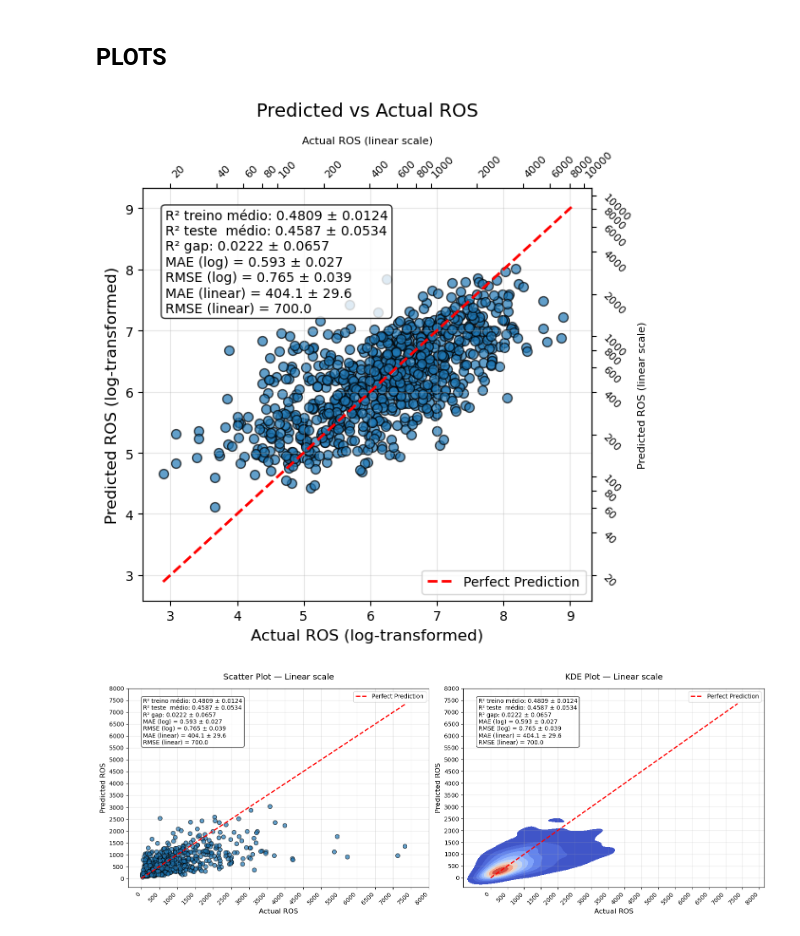
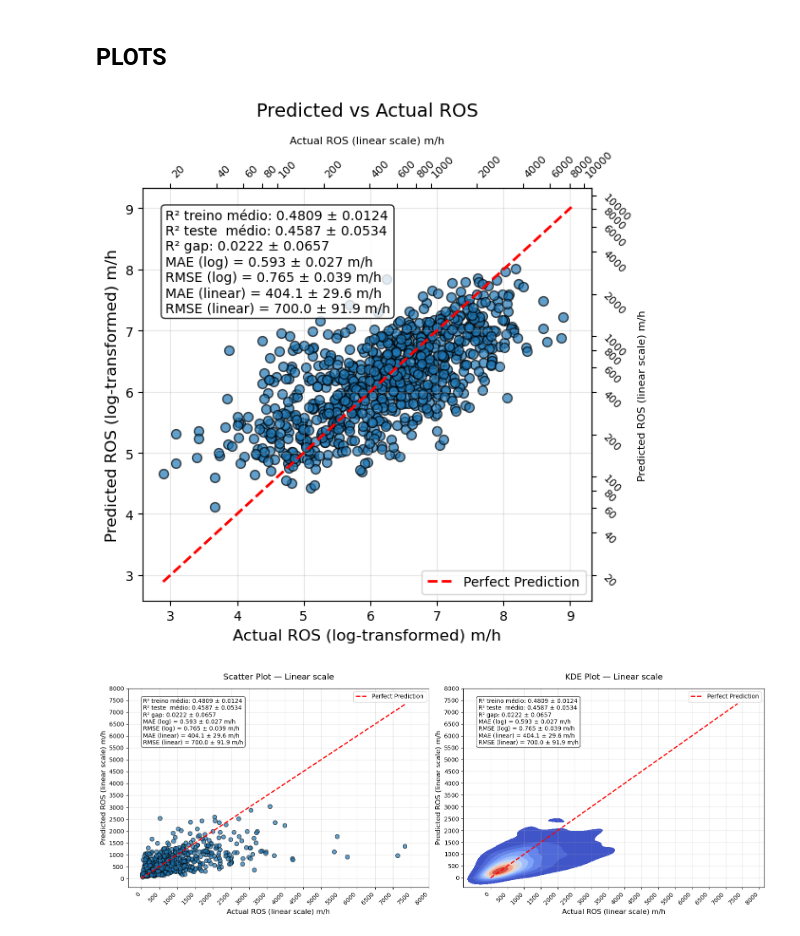
Before and after one commit to rafael-bork/FIRE-HACK-Project, a Jupyter notebook: Notebooks/4Models/Linear_model.ipynb, the cells around one changed output. Drawn from its saved outputs; the diff is of its cells as text; code cells hidden in the pictures.

```diff
--- a/Notebooks/4Models/Linear_model.ipynb
+++ b/Notebooks/4Models/Linear_model.ipynb
@@ -765,18 +765,18 @@ max_val = max(y_actual_all.max(), y_pred_all.max() + 1)
 ax.plot([min_val, max_val], [min_val, max_val], 'r--', linewidth=2, label='Perfect Prediction')
 
 ax.set_title('Predicted vs Actual ROS', fontsize=14, pad=15)
-ax.set_xlabel('Actual ROS (log-transformed)', fontsize=12)
-ax.set_ylabel('Predicted ROS (log-transformed)', fontsize=12)
+ax.set_xlabel('Actual ROS (log-transformed) m/h', fontsize=12)
+ax.set_ylabel('Predicted ROS (log-transformed) m/h', fontsize=12)
 
 ax.text(
     0.05, 0.95,
     f"R² treino médio: {r2_train_cv:.4f} ± {r2_train_std:.4f}\n"
     f"R² teste  médio: {r2_test_cv:.4f} ± {r2_test_std:.4f}\n"
     f"R² gap: {r2_gap_cv:.4f} ± {r2_gap_std:.4f}\n"
-    f'MAE (log) = {mae_cv_mean:.3f} ± {mae_cv_std:.3f}\n'
-    f'RMSE (log) = {rmse_cv_mean:.3f} ± {rmse_cv_std:.3f}\n'
-    f'MAE (linear) = {mae_linear_mean:.1f} ± {mae_linear_std:.1f}\n'
-    f'RMSE (linear) = {rmse_linear_mean:.1f}',
+    f'MAE (log) = {mae_cv_mean:.3f} ± {mae_cv_std:.3f} m/h\n'
+    f'RMSE (log) = {rmse_cv_mean:.3f} ± {rmse_cv_std:.3f} m/h\n'
+    f'MAE (linear) = {mae_linear_mean:.1f} ± {mae_linear_std:.1f} m/h\n'
+    f'RMSE (linear) = {rmse_linear_mean:.1f} ± {rmse_linear_std:.1f} m/h',
     transform=ax.transAxes,
     verticalalignment='top',
     bbox=dict(boxstyle='round', facecolor='white', alpha=0.8)
@@ -807,15 +807,15 @@ ax_right.set_yticks(ticks_linear)
 plt.setp(ax_right.get_yticklabels(), rotation=315, ha='left', fontsize=8)
 plt.setp(ax_top.get_xticklabels(), rotation=45, ha='left', fontsize=8)
 
-ax_top.set_xlabel("Actual ROS (linear scale)", fontsize=8)
-ax_right.set_ylabel("Predicted ROS (linear scale)", fontsize=8)
+ax_top.set_xlabel("Actual ROS (linear scale) m/h", fontsize=8)
+ax_right.set_ylabel("Predicted ROS (linear scale) m/h", fontsize=8)
 
 plt.legend()
 plt.grid(True, alpha=0.3)
 plt.tight_layout()
 plt.show()
 # %% [output]
-[figure, old version]
+[figure, new version]
 # %%
 # =============================
 # Scatter + 2D KDE com estilo parecido + caixa de texto
@@ -834,8 +834,8 @@ max_val = max(avg_actual_linear.max(), avg_pred_linear.max()) * 1.005
 ax1.plot([0, max_val], [0, max_val], 'r--', linewidth=2, label='Perfect Prediction')
 
 ax1.set_title("Scatter Plot — Linear scale", fontsize=14, pad=15)
-ax1.set_xlabel("Actual ROS", fontsize=12)
-ax1.set_ylabel("Predicted ROS", fontsize=12)
+ax1.set_xlabel("Actual ROS (linear scale) m/h", fontsize=12)
+ax1.set_ylabel("Predicted ROS (linear scale) m/h", fontsize=12)
 ax1.grid(True, alpha=0.3)
 ax1.legend()
 
@@ -847,10 +847,10 @@ ax1.text(
     f"R² treino médio: {r2_train_cv:.4f} ± {r2_train_std:.4f}\n"
     f"R² teste  médio: {r2_test_cv:.4f} ± {r2_test_std:.4f}\n"
     f"R² gap: {r2_gap_cv:.4f} ± {r2_gap_std:.4f}\n"
-    f'MAE (log) = {mae_cv_mean:.3f} ± {mae_cv_std:.3f}\n'
-    f'RMSE (log) = {rmse_cv_mean:.3f} ± {rmse_cv_std:.3f}\n'
-    f'MAE (linear) = {mae_linear_mean:.1f} ± {mae_linear_std:.1f}\n'
-    f'RMSE (linear) = {rmse_linear_mean:.1f}',
+    f'MAE (log) = {mae_cv_mean:.3f} ± {mae_cv_std:.3f} m/h\n'
+    f'RMSE (log) = {rmse_cv_mean:.3f} ± {rmse_cv_std:.3f} m/h\n'
+    f'MAE (linear) = {mae_linear_mean:.1f} ± {mae_linear_std:.1f} m/h\n'
+    f'RMSE (linear) = {rmse_linear_mean:.1f} ± {rmse_linear_std:.1f} m/h',
     transform=ax1.transAxes,
     verticalalignment='top',
     bbox=dict(boxstyle='round', facecolor='white', alpha=0.8)
@@ -869,45 +869,45 @@ sns.kdeplot(
 )
 ax2.plot([0, max_val], [0, max_val], 'r--', linewidth=2, label='Perfect Prediction')
 ax2.set_title("KDE Plot — Linear scale", fontsize=14, pad=15)
-ax2.set_xlabel("Actual ROS", fontsize=12)
-ax2.set_ylabel("Predicted ROS", fontsize=12)
+ax2.set_xlabel("Actual ROS (linear scale) m/h", fontsize=12)
+ax2.set_ylabel("Predicted ROS (linear scale) m/h", fontsize=12)
 ax2.grid(True, alpha=0.3)
 ax2.legend()
 
 # -----------------------------
 # Caixa de texto (ax2)
 # -----------------------------
 ax2.text(
     0.05, 0.95,
     f"R² treino médio: {r2_train_cv:.4f} ± {r2_train_std:.4f}\n"
     f"R² teste  médio: {r2_test_cv:.4f} ± {r2_test_std:.4f}\n"
     f"R² gap: {r2_gap_cv:.4f} ± {r2_gap_std:.4f}\n"
-    f'MAE (log) = {mae_cv_mean:.3f} ± {mae_cv_std:.3f}\n'
-    f'RMSE (log) = {rmse_cv_mean:.3f} ± {rmse_cv_std:.3f}\n'
-    f'MAE (linear) = {mae_linear_mean:.1f} ± {mae_linear_std:.1f}\n'
-    f'RMSE (linear) = {rmse_linear_mean:.1f}',
+    f'MAE (log) = {mae_cv_mean:.3f} ± {mae_cv_std:.3f} m/h\n'
+    f'RMSE (log) = {rmse_cv_mean:.3f} ± {rmse_cv_std:.3f} m/h\n'
+    f'MAE (linear) = {mae_linear_mean:.1f} ± {mae_linear_std:.1f} m/h\n'
+    f'RMSE (linear) = {rmse_linear_mean:.1f} ± {rmse_linear_std:.1f} m/h',
     transform=ax2.transAxes,
     verticalalignment='top',
     bbox=dict(boxstyle='round', facecolor='white', alpha=0.8)
 )
 
 # -----------------------------
 # Ticks escalonados e layout
 # -----------------------------
 ticks = list(range(0, 8001, 500))
 ax1.set_xticks(ticks)
 ax1.set_yticks(ticks)
 ax2.set_xticks(ticks)
 ax2.set_yticks(ticks)
 plt.setp(ax1.get_xticklabels(), rotation=45, ha='right', fontsize=10)
 plt.setp(ax1.get_yticklabels(), rotation=0, fontsize=10)
 plt.setp(ax2.get_xticklabels(), rotation=45, ha='right', fontsize=10)
 plt.setp(ax2.get_yticklabels(), rotation=0, fontsize=10)
 
 plt.tight_layout()
 plt.show()
 # %% [output]
-[figure, old version]
+[figure, new version]
 # %%
 residuals_log = avg_actual_log - avg_pred_log
 
```
Also changed, not shown: parts of 4 cells of this notebook, 17 other files.
